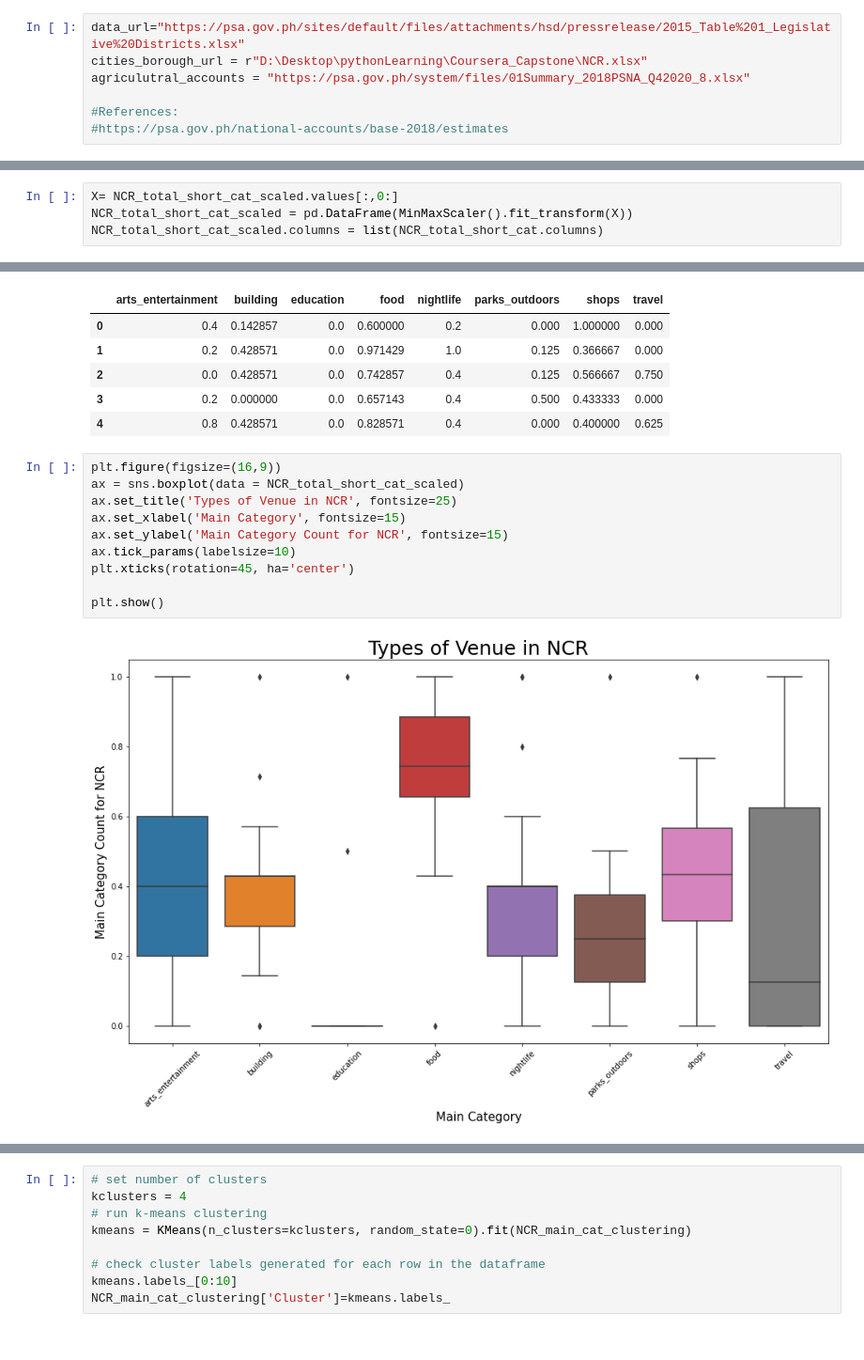
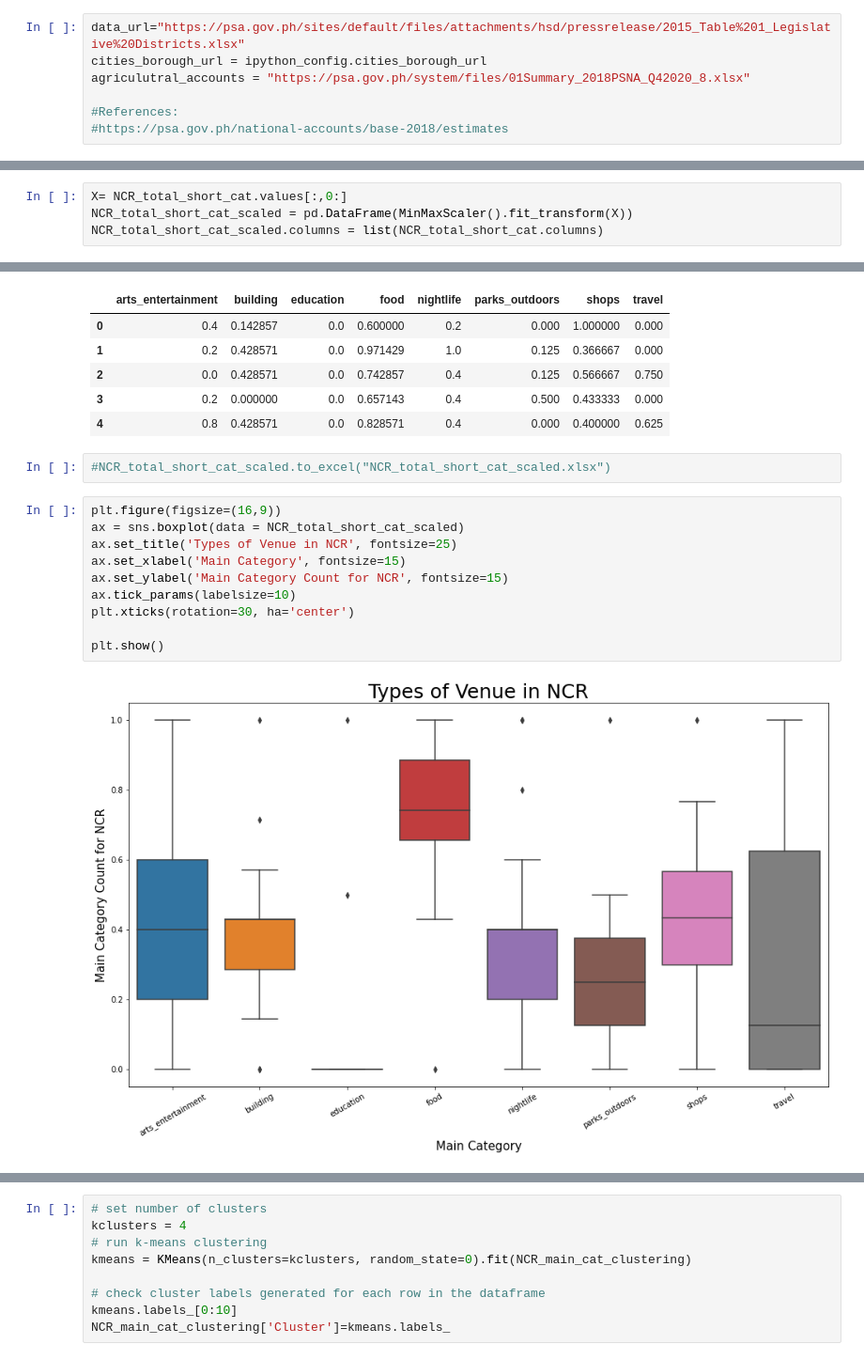
Before and after one commit to kjfjose/Coursera_Capstone, a Jupyter notebook: Coursera_Final_Capstone.ipynb, the cells around one changed output, grey strips where cells are left out. Shown at 94% size. Cells and saved outputs as stored; diff of their text form.

```diff
--- a/Coursera_Final_Capstone.ipynb
+++ b/Coursera_Final_Capstone.ipynb
@@ -84,6 +84,6 @@ import seaborn as sns
 # %%
 data_url="https://psa.gov.ph/sites/default/files/attachments/hsd/pressrelease/2015_Table%201_Legislative%20Districts.xlsx"
-cities_borough_url = r"D:\Desktop\pythonLearning\Coursera_Capstone\NCR.xlsx"
+cities_borough_url = ipython_config.cities_borough_url
 agriculutral_accounts = "https://psa.gov.ph/system/files/01Summary_2018PSNA_Q42020_8.xlsx"
 
 #References:
@@ -313,7 +317,7 @@ NCR_total_short_cat.head()
 | CITY OF MALABON | 2 | 0 | 0 | 61 | 2 | 4 | 19 | 0 |
 | CITY OF MANDALUYONG | 5 | 3 | 0 | 67 | 2 | 0 | 18 | 5 |
 # %%
-X= NCR_total_short_cat_scaled.values[:,0:]
+X= NCR_total_short_cat.values[:,0:]
 NCR_total_short_cat_scaled = pd.DataFrame(MinMaxScaler().fit_transform(X))
 NCR_total_short_cat_scaled.columns = list(NCR_total_short_cat.columns)
 # %%
@@ -325,15 +329,17 @@ NCR_total_short_cat_scaled.head()
 | 2 | 0.0 | 0.428571 | 0.0 | 0.742857 | 0.4 | 0.125 | 0.566667 | 0.750 |
 | 3 | 0.2 | 0.000000 | 0.0 | 0.657143 | 0.4 | 0.500 | 0.433333 | 0.000 |
 | 4 | 0.8 | 0.428571 | 0.0 | 0.828571 | 0.4 | 0.000 | 0.400000 | 0.625 |
+# %%
+#NCR_total_short_cat_scaled.to_excel("NCR_total_short_cat_scaled.xlsx")
 # %%
 plt.figure(figsize=(16,9))
 ax = sns.boxplot(data = NCR_total_short_cat_scaled)
 ax.set_title('Types of Venue in NCR', fontsize=25)
 ax.set_xlabel('Main Category', fontsize=15)
 ax.set_ylabel('Main Category Count for NCR', fontsize=15)
 ax.tick_params(labelsize=10)
-plt.xticks(rotation=45, ha='center')
+plt.xticks(rotation=30, ha='center')
 
 plt.show()
 # %% [output]
-[figure, old version]
+[figure, new version]
```
Also changed, not shown: parts of 27 cells of this notebook.
